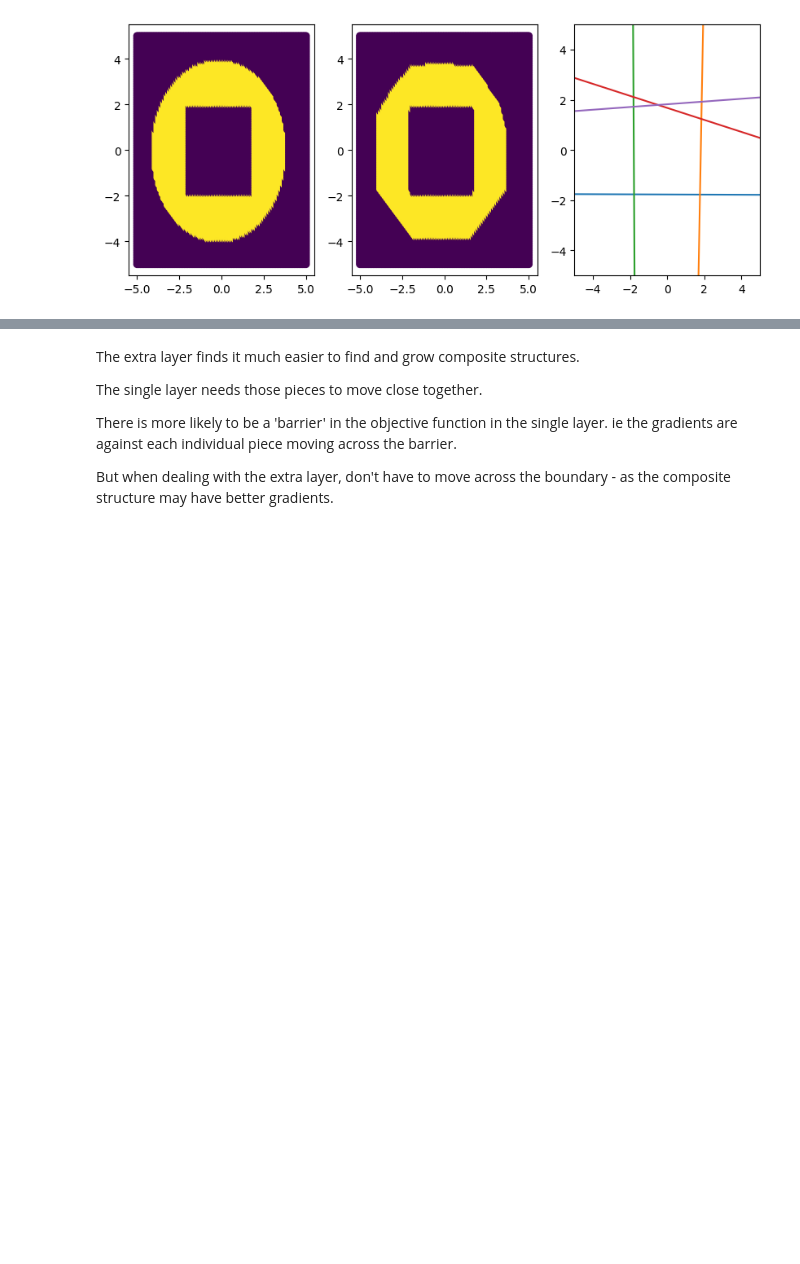
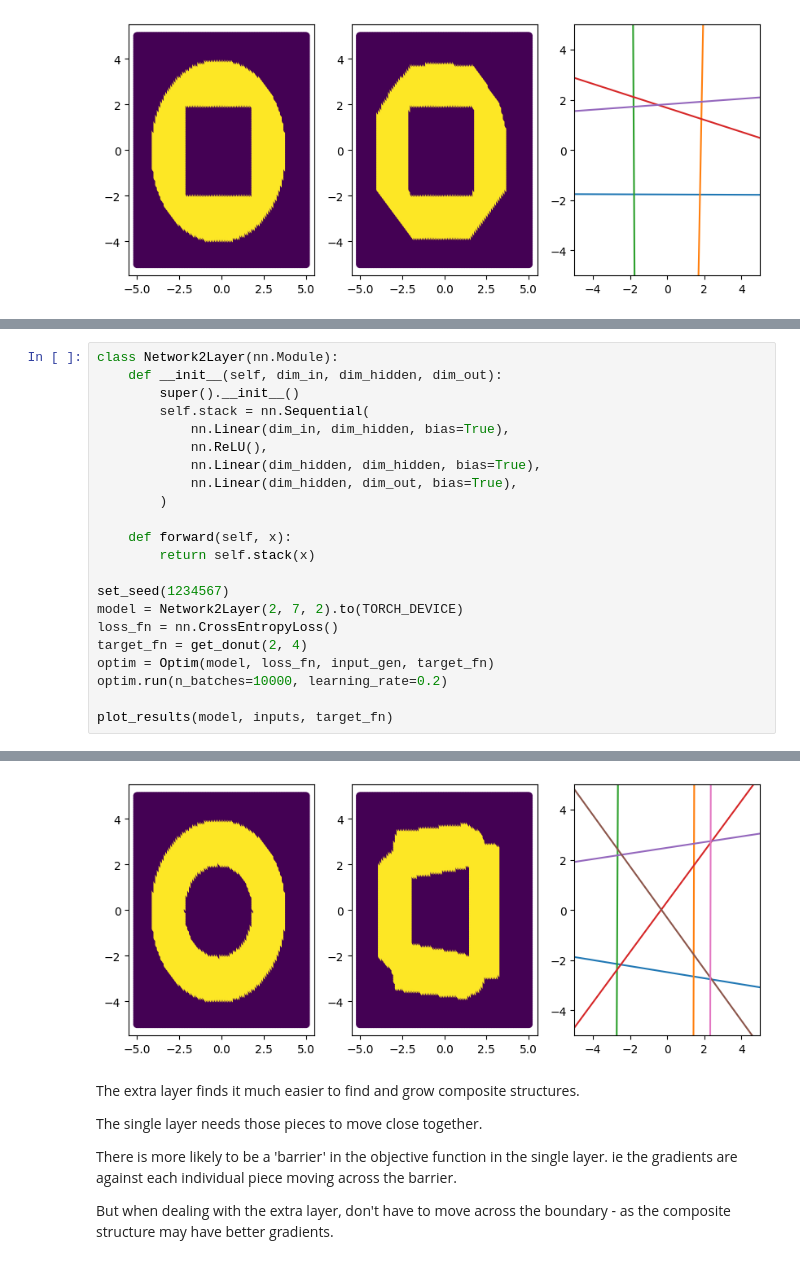
Before and after one commit to simw/neural-network-notebooks, a Jupyter notebook: Micro Nets/Simple 2D classification.ipynb, the cells around one changed output, grey strips where cells are left out. Cells and saved outputs as stored; diff of their text form; blank space fills up the shorter version.

```diff
--- a/Micro Nets/Simple 2D classification.ipynb
+++ b/Micro Nets/Simple 2D classification.ipynb
@@ -348,0 +354,23 @@ Batch 9000: loss=0.055102
+# %%
+class Network2Layer(nn.Module):
+    def __init__(self, dim_in, dim_hidden, dim_out):
+        super().__init__()
+        self.stack = nn.Sequential(
+            nn.Linear(dim_in, dim_hidden, bias=True),
+            nn.ReLU(),
+            nn.Linear(dim_hidden, dim_hidden, bias=True),
+            nn.Linear(dim_hidden, dim_out, bias=True),
+        )
+
+    def forward(self, x):
+        return self.stack(x)
+
+set_seed(1234567)
+model = Network2Layer(2, 7, 2).to(TORCH_DEVICE)
+loss_fn = nn.CrossEntropyLoss()
+target_fn = get_donut(2, 4)
+optim = Optim(model, loss_fn, input_gen, target_fn)
+optim.run(n_batches=10000, learning_rate=0.2)
+
+plot_results(model, inputs, target_fn)
+# %% [output]
@@ -349,3 +387,4 @@ Batch 9000: loss=0.055102
+[figure, added]
 # %% [markdown]
 The extra layer finds it much easier to find and grow composite structures.
 
```
Also changed, not shown: parts of 3 cells of this notebook.
